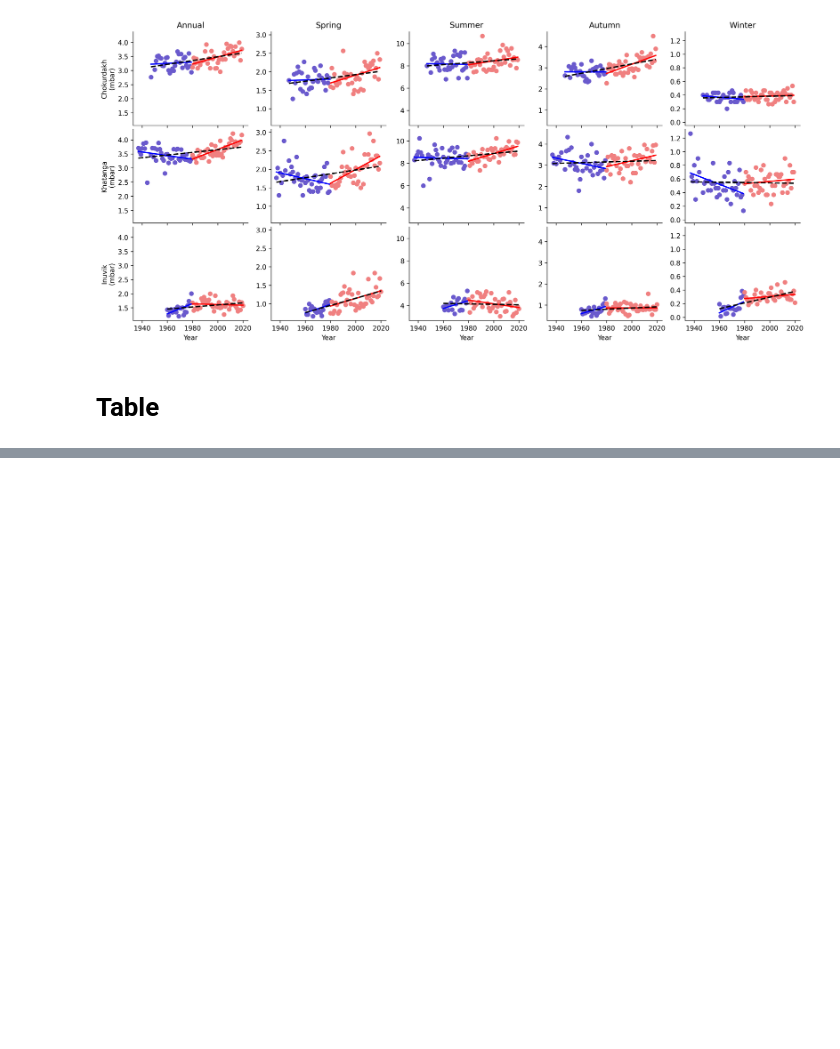
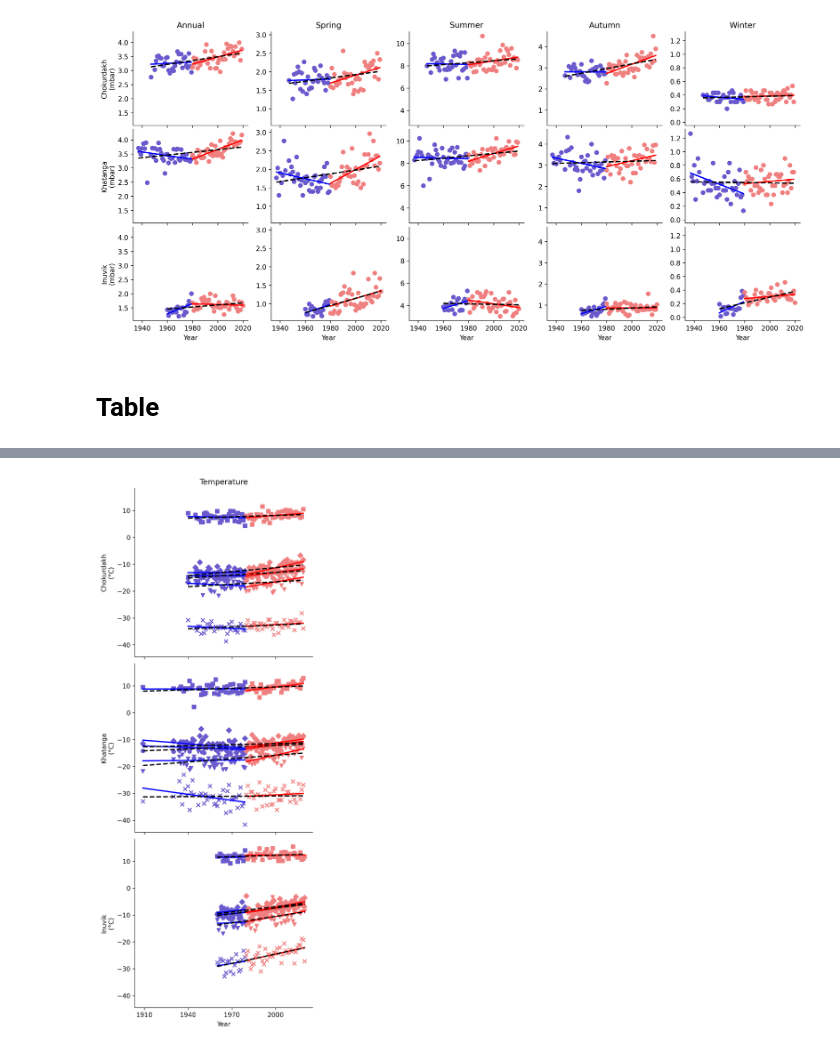
Before and after one commit to mikewellmeansme/trs-isotopes-analyser, a Jupyter notebook: notebooks/trends.ipynb, the cells around one changed output, grey strips where cells are left out. Cells and saved outputs as stored; diff of their text form; code cells hidden in the pictures; blank space fills up the shorter version.

Commit message:
add squashed trends

```diff
--- a/notebooks/trends.ipynb
+++ b/notebooks/trends.ipynb
@@ -86,0 +89,4 @@ s1_table.to_excel('output/Table S1.xlsx')
+# %%
+plot_measurements_by_measure_squashed([mean_temp_C, mean_temp_H, mean_temp_I], ['Chokurdakh', 'Khatanga', 'Inuvik'], 'Temperature', '(°C)', [1901, 1980], [1979, 2020], xticks=range(1910, 2020, 30), save=False)
+# %% [output]
+[figure, added]
```
Also changed, not shown: parts of 3 cells of this notebook, 3 other files.
